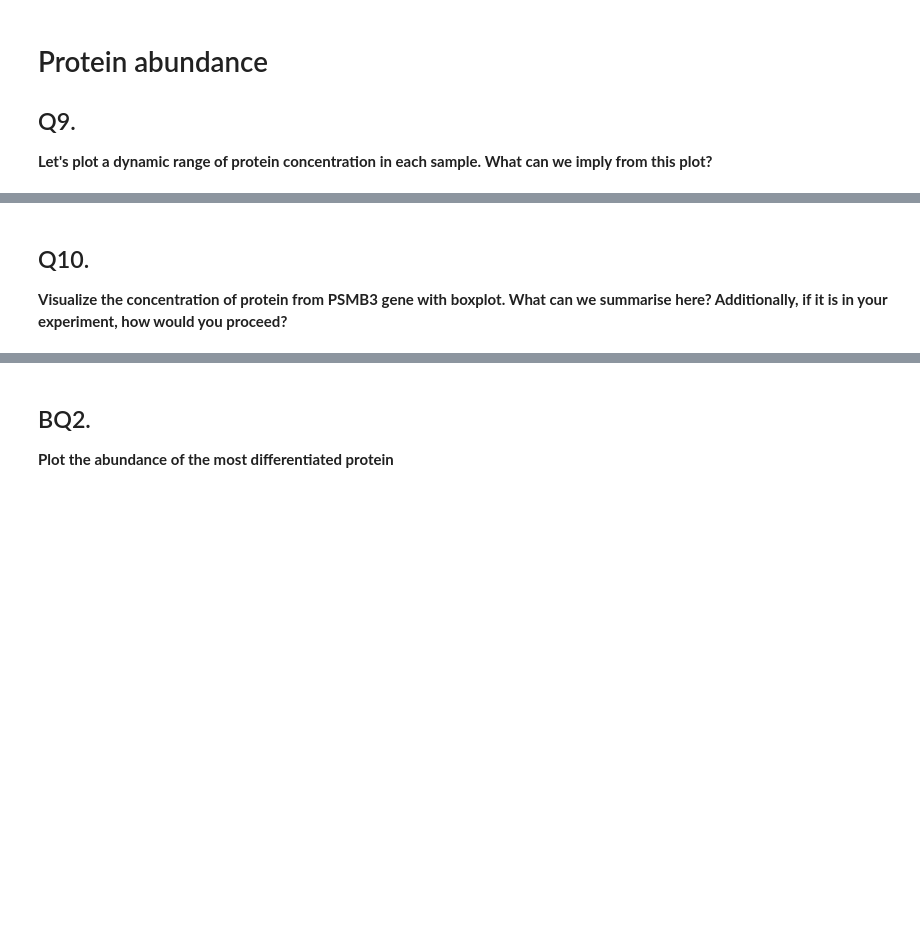
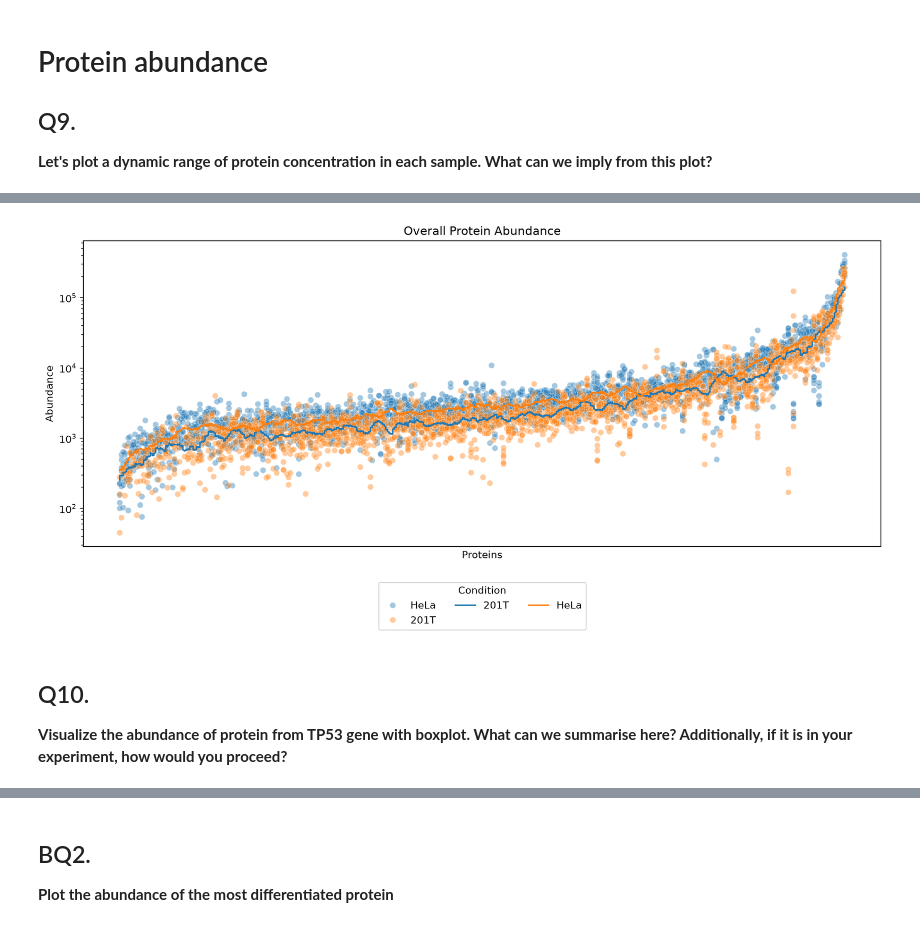
Before and after one commit to thanadol-git/CB2110, a Jupyter notebook: lab2/lab2.ipynb, the cells around one changed output, grey strips where cells are left out. Drawn from its saved outputs; the diff is of its cells as text; code cells hidden in the pictures; blank space fills up the shorter version.

```diff
--- a/lab2/lab2.ipynb
+++ b/lab2/lab2.ipynb
@@ -467,6 +536,46 @@ Protein abundance table shape: (426, 12)
+# %%
+# Similar plotting style to earlier (see cell with @file_context_0), with trend lines per condition and improved layout
+
+fig, ax = plt.subplots(figsize=(12, 6))
+
+# Compute ordering: sort proteins by total abundance for visualization, optional: use median or sum
+protein_order = (
+    prot_abund.groupby('ProteinName')['Abundance']
+    .sum()
+    .sort_values()
+    .index
+)
+
+# Assign x position based on ordering for scatter plot (geom_smooth-style trend lines possible)
+protein_pos = {prot: i for i, prot in enumerate(protein_order)}
+plot_df = prot_abund.copy()
+plot_df['x_pos'] = plot_df['ProteinName'].map(protein_pos)
+
+# Scatter: all proteins/abundances, colored by Condition
+sns.scatterplot(
+    data=plot_df, x='x_pos', y='Abundance', hue='Condition', alpha=0.4, ax=ax
+)
+
+# Rolling-mean trend per Condition, like geom_smooth()
+for cond, group in plot_df.groupby('Condition'):
+    group = group.sort_values('x_pos')
+    trend = group['Abundance'].rolling(window=50, min_periods=1, center=True).mean()
+    ax.plot(group['x_pos'], trend, label=cond)
+
+ax.set_yscale('log')
+ax.set_xticks([])  # No individual protein names, too many
+ax.set_xlabel('Proteins')
+ax.set_ylabel('Abundance')
+ax.set_title('Overall Protein Abundance')
+ax.legend(title='Condition', loc='upper center', bbox_to_anchor=(0.5, -0.1), ncol=3)
+
+plt.tight_layout()
+plt.show()
+# %% [output]
+[figure, added]
 # %% [markdown]
 ## Q10.
-**Visualize the concentration of protein from PSMB3 gene with boxplot. What can we summarise here? Additionally, if it is in your experiment, how would you proceed?**
+**Visualize the abundance of protein from TP53 gene with boxplot. What can we summarise here? Additionally, if it is in your experiment, how would you proceed?**
 # %%
 # hint
 # Fix this code below
```
Also changed, not shown: parts of 7 cells of this notebook.
